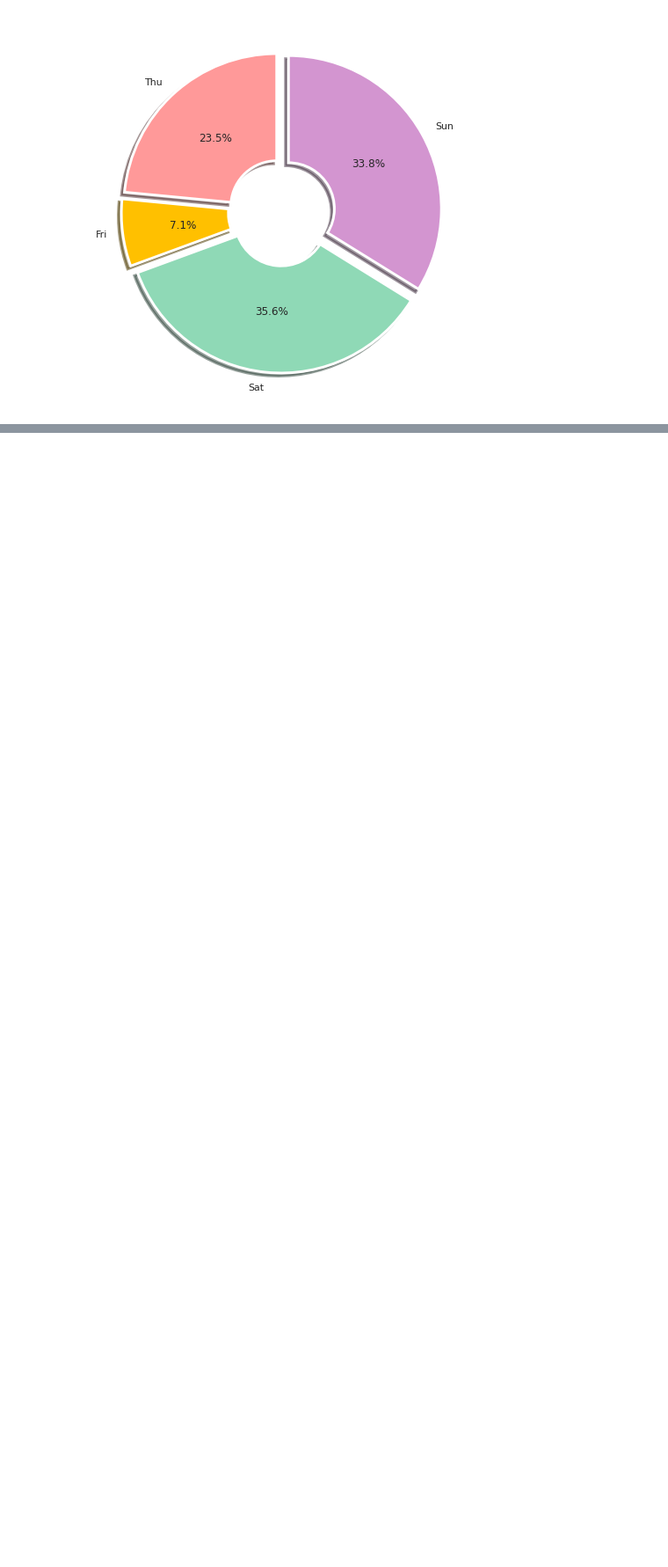
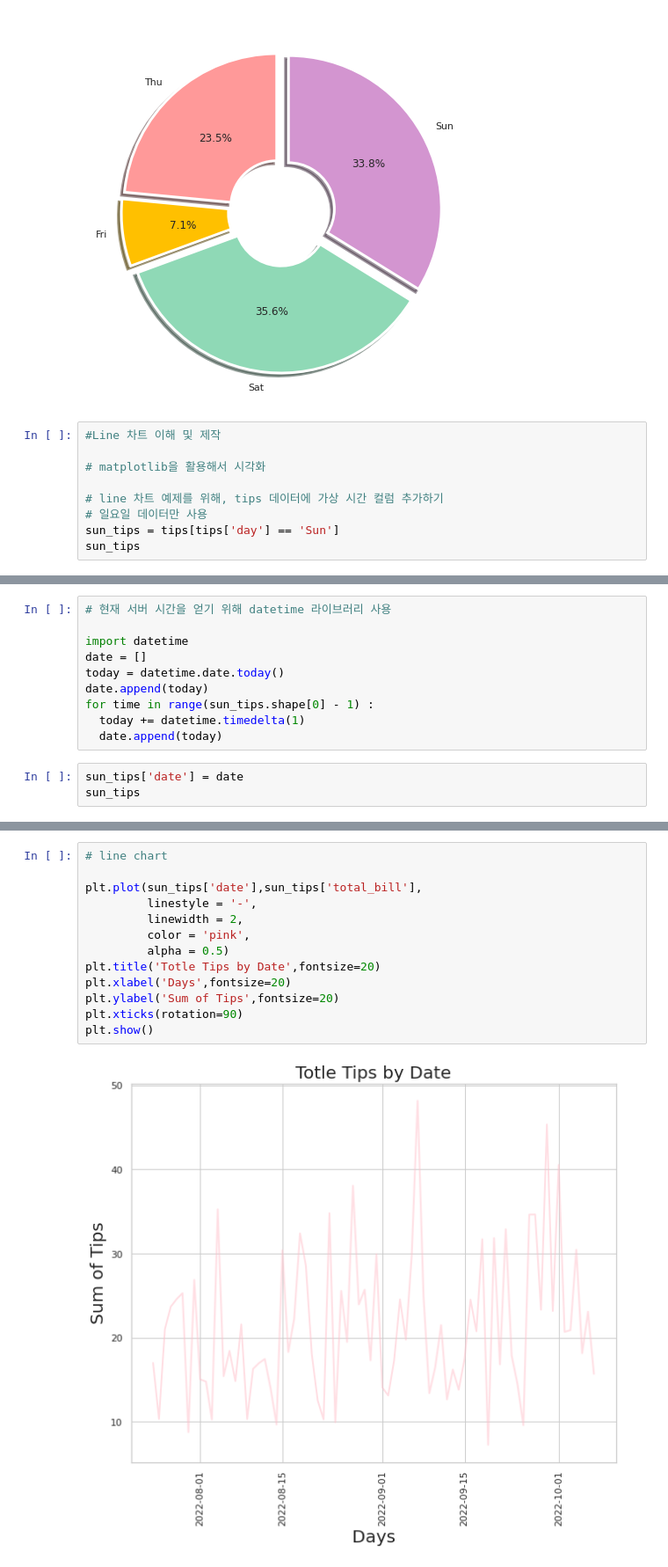
Before and after one commit to mgskko/Machine-Learning, a Jupyter notebook: matplotlib과_seaborn_라이브러리를_활용한_데이터_시각화.ipynb, the cells around one changed output, grey strips where cells are left out. Shown: that part at 88% size. Cells and saved outputs as stored; diff of their text form; blank space fills up the shorter version.

```diff
--- a/matplotlib과_seaborn_라이브러리를_활용한_데이터_시각화.ipynb
+++ b/matplotlib과_seaborn_라이브러리를_활용한_데이터_시각화.ipynb
@@ -127,3 +122,12 @@ plt.pie(ratio_sum_tip_by_day, # 비율 값
 plt.show()
 # %% [output]
 [figure]
+# %%
+#Line 차트 이해 및 제작
+
+# matplotlib을 활용해서 시각화
+
+# line 차트 예제를 위해, tips 데이터에 가상 시간 컬럼 추가하기
+# 일요일 데이터만 사용
+sun_tips = tips[tips['day'] == 'Sun']
+sun_tips
@@ -129,0 +148,13 @@ plt.show()
+# %%
+# 현재 서버 시간을 얻기 위해 datetime 라이브러리 사용
+
+import datetime
+date = []
+today = datetime.date.today()
+date.append(today)
+for time in range(sun_tips.shape[0] - 1) :
+  today += datetime.timedelta(1)
+  date.append(today)
+# %%
+sun_tips['date'] = date
+sun_tips
@@ -129,0 +175,15 @@ plt.show()
+# %%
+# line chart
+
+plt.plot(sun_tips['date'],sun_tips['total_bill'],
+         linestyle = '-',
+         linewidth = 2,
+         color = 'pink',
+         alpha = 0.5)
+plt.title('Totle Tips by Date',fontsize=20)
+plt.xlabel('Days',fontsize=20)
+plt.ylabel('Sum of Tips',fontsize=20)
+plt.xticks(rotation=90)
+plt.show()
+# %% [output]
+[figure, added]
```
Also changed, not shown: parts of 13 cells of this notebook.
